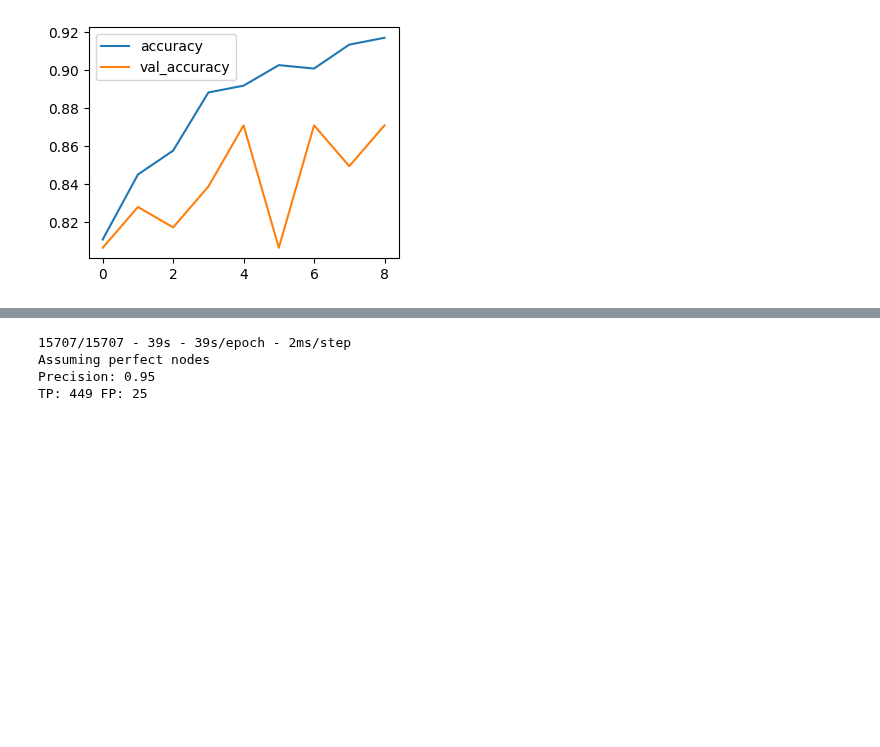
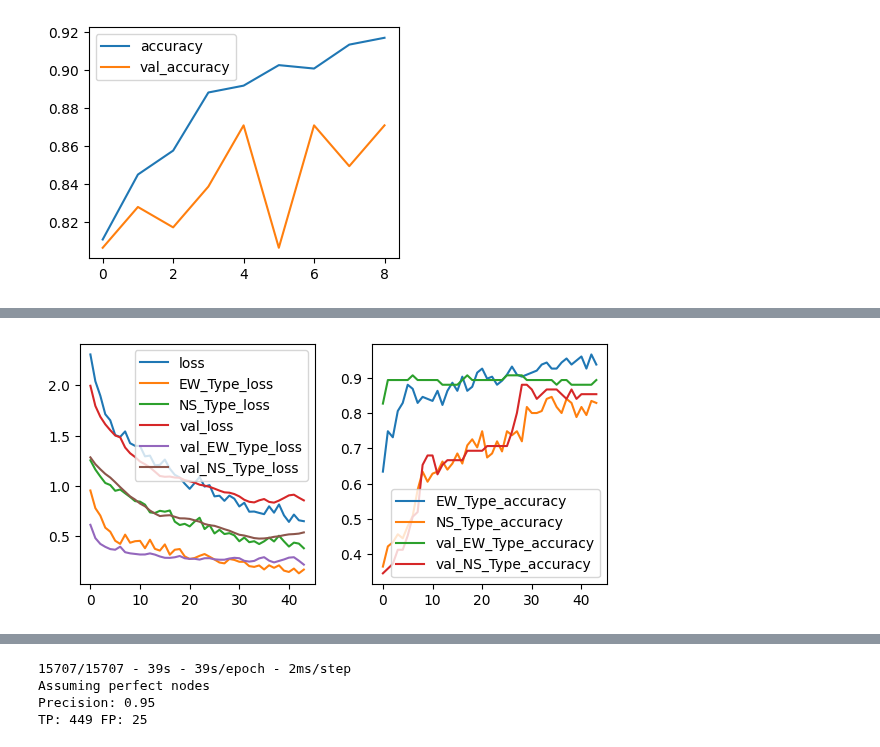
Before and after one commit to DavidBaldsiefen/splid-challenge, a Jupyter notebook: node_classifier.ipynb, the cells around one changed output, grey strips where cells are left out. Drawn from its saved outputs; the diff is of its cells as text; code cells hidden in the pictures; blank space fills up the shorter version.

```diff
--- a/node_classifier.ipynb
+++ b/node_classifier.ipynb
@@ -180,0 +163,80 @@ TP: 172 FP: 65
+# %%
+def train_and_eval(seed):
+    ds_gen = datahandler.DatasetGenerator(split_df=split_dataframes, input_features=input_features_reduced,
+                                      with_labels=True,
+                                      train_val_split=0.7, input_stride=2, padding='none',
+                                      pad_location_labels=1,
+                                      input_history_steps=1, input_future_steps=400, seed=seed, verbose=0)
+    t_ds, v_ds = ds_gen.get_datasets(batch_size=64, label_features=['EW_Type', 'NS_Type'], with_identifier=False, only_nodes=True, shuffle=True, stride=1)
+
+    # temporary fix to allow class weights
+    # t_ds = t_ds.map(lambda x,y:(x,y[f'EW_Node']))
+    # v_ds = v_ds.map(lambda x,y:(x,y[f'EW_Node']))
+
+    w_0_CK = 21.3
+    w_1_EK = 22.0
+    w_2_HK = 16.0
+    w_3_NK = 2.9
+
+    model = prediction_models.Dense_NN(v_ds, conv1d_layers=[],
+                                       dense_layers=[32,16], l2_reg=0.001, input_dropout=0.1, mixed_dropout=0.5,
+                                       #class_weight={0: w_0, 1: w_1, 2: w_2, 3: w_3},
+                                       lr_scheduler=[10000,0.9], seed=0)
+    #model = prediction_models.LSTM_NN(t_ds, input_dropout=0.0, mixed_dropout=0.25, lstm_layers=[32,16], dense_layers=[32,16], l2_reg=0.0, lr_scheduler=[25000,0.9], seed=1)
+    model.fit(t_ds, val_ds=v_ds, epochs=45, verbose=0, plot_hist=True, callbacks=[])
+    scores_t = {}
+    scores_v = {}
+    for train in [False, True]:
+        scores = evaluation.evaluate_classifier(ds_gen, challenge_data_dir / 'train_labels.csv',
+                                                    model,
+                                                    model_outputs=['EW_Type', 'NS_Type'],
+                                                    train=train,
+                                                    majority_segment_labels=False,
+                                                    with_initial_node=True,
+                                                    only_initial_nodes=True,
+                                                    return_scores=True,
+                                                    verbose=0)
+        if train:
+            scores_t = scores
+        else:
+            scores_v = scores
+    return scores_t, scores_v
+def k_fold_train_and_eval(n_folds=3):
+
+    avg_p_t, avg_tp_t, avg_fp_t = 0.0, 0.0, 0.0
+    avg_p_v, avg_tp_v, avg_fp_v = 0.0, 0.0, 0.0
+    for fold in tqdm(range(n_folds)):
+        scores_t, scores_v = train_and_eval(fold)
+        avg_p_t += scores_t['Precision']
+        avg_tp_t += scores_t['TP']
+        avg_fp_t += scores_t['FP']
+        avg_p_v += scores_v['Precision']
+        avg_tp_v += scores_v['TP']
+        avg_fp_v += scores_v['FP']
+        print(avg_p_t/(fold+1.0), avg_p_v/(fold+1.0))
+    avg_p_t=avg_p_t/float(n_folds)
+    avg_tp_t=avg_tp_t/float(n_folds)
+    avg_fp_t=avg_fp_t/float(n_folds)
+    avg_p_v=avg_p_v/float(n_folds)
+    avg_tp_v=avg_tp_v/float(n_folds)
+    avg_fp_v=avg_fp_v/float(n_folds)
+
+    print('Train:')
+    print(f'avg-Precision: {avg_p_t:.2f}')
+    print(f'avg-TP: {avg_tp_t:.1f} avg-FP: {avg_fp_t:.1f}')
+    print('Val:')
+    print(f'avg-Precision: {avg_p_v:.2f}')
+    print(f'avg-TP: {avg_tp_v:.1f} avg-FP: {avg_fp_v:.1f}')
+
+k_fold_train_and_eval(5)
+
+# 89 86
+# 94 89 (500 hoizon, input-stride 1)
+# 91 87 (500 hoizon, input-stride 4)
+# 90 87 (500 hoizon, input-stride 2)
+# 89 87 (500 hoizon, input-stride 4, small af model)
+# 91 88 (400 hoizon, input-stride 2, small af model)
+# 90 87 (300 hoizon, input-stride 2, small af model)
+
+# TODO: add class weights, esp. EK!
+# %% [output]
@@ -180,0 +255 @@ TP: 172 FP: 65
+[figure, added]
```
Also changed, not shown: parts of 9 cells of this notebook, 4 other files.
